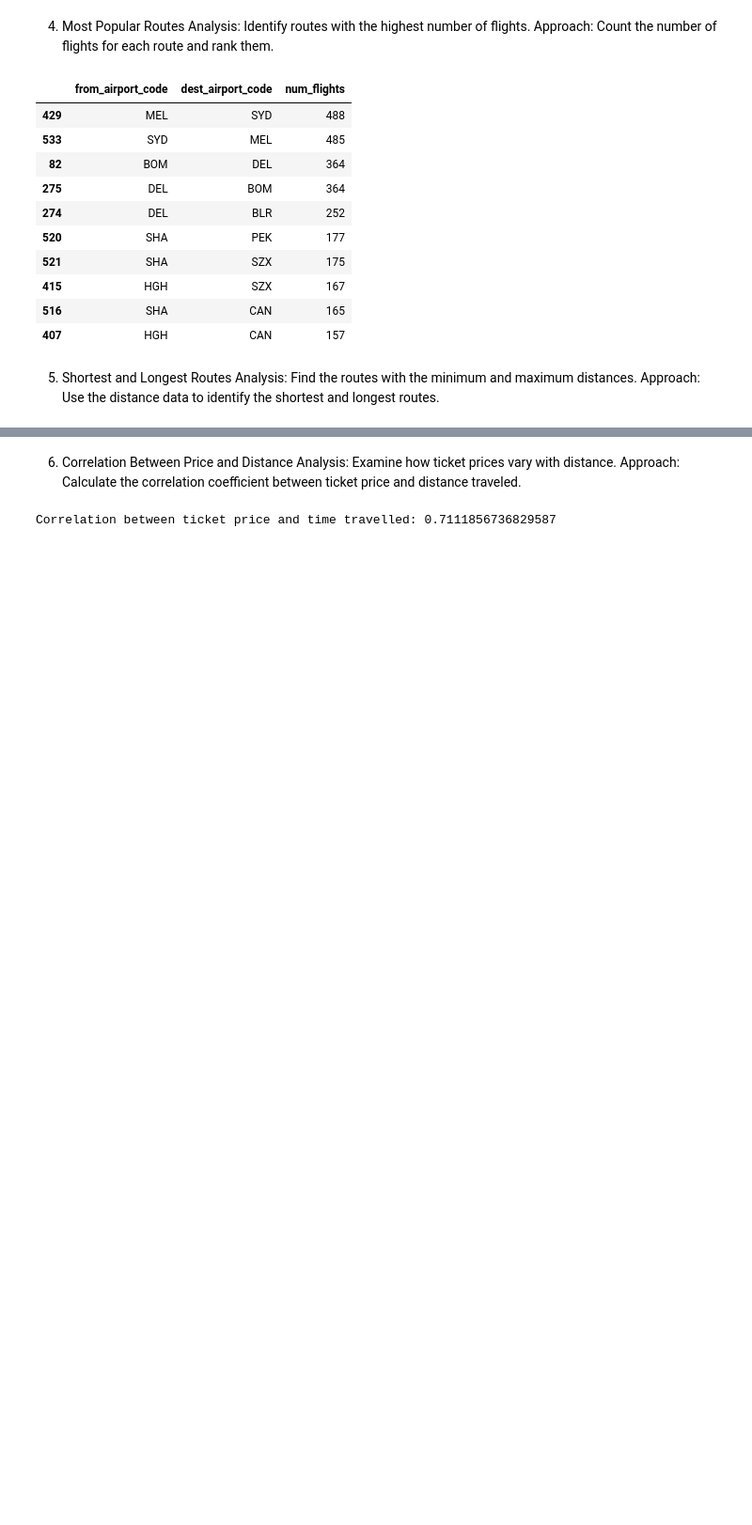
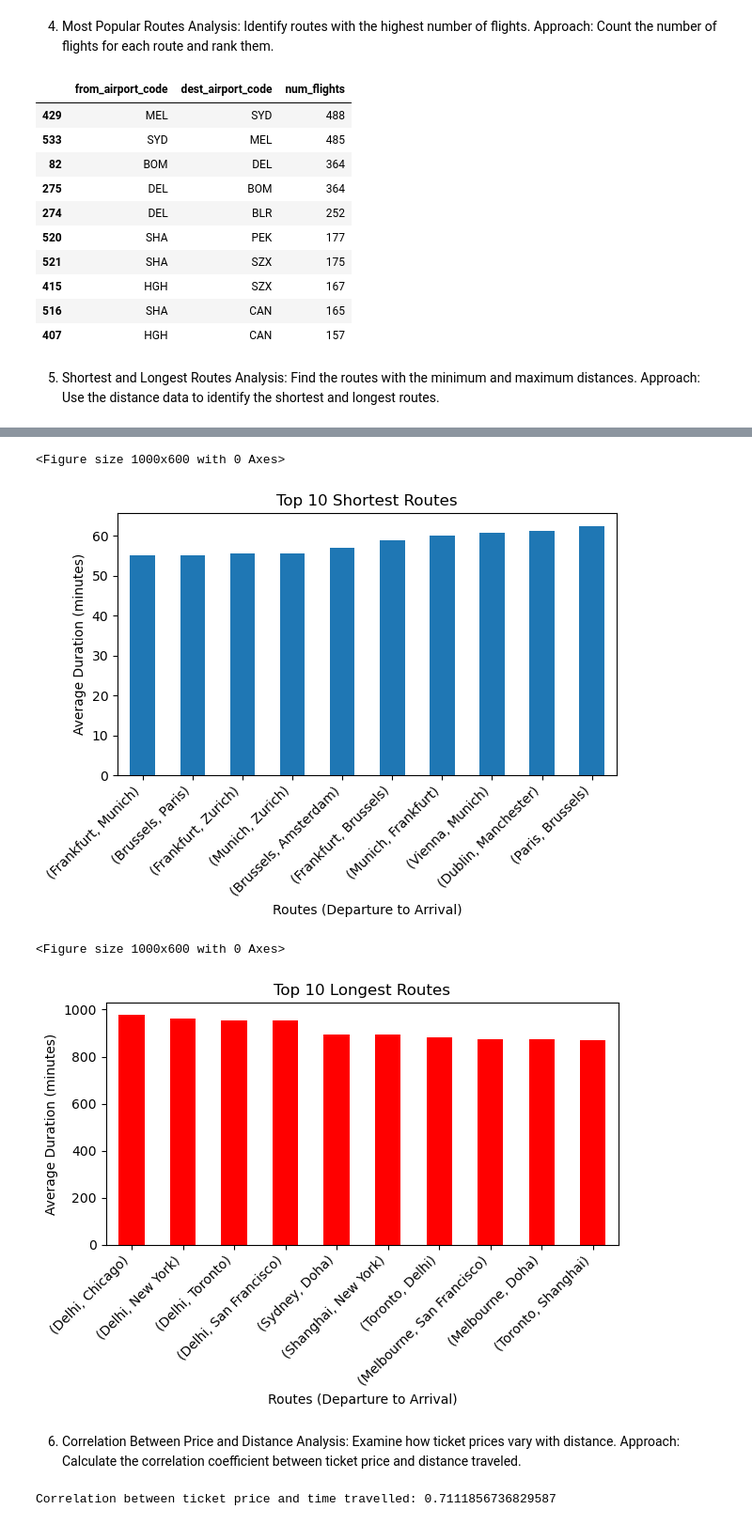
Before and after one commit to Josepdmo/Sky_Track_Project, a Jupyter notebook: Main.ipynb, the cells around one changed output, grey strips where cells are left out. Shown at 94% size. Saved outputs shown, nothing was run; the diff lists cells and outputs as text; code cells hidden in the pictures; blank space fills up the shorter version.

```diff
--- a/Main.ipynb
+++ b/Main.ipynb
@@ -368,0 +333,5 @@ fig.show()
+# %%
+df_routes_duration = df.groupby(["city_of_departure", "city_of_arrival"])["duration_minutes"].mean()
+shortest_routes = pd.DataFrame(df_routes_duration.sort_values(ascending=True).head(10))
+longest_routes = pd.DataFrame(df_routes_duration.sort_values(ascending=False).head(10))
+display(shortest_routes,longest_routes)
@@ -369,3 +363,29 @@ fig.show()
+# %%
+# Plotting the shortest routes
+plt.figure(figsize=(10, 6))
+shortest_routes.plot(kind='bar', legend=False)
+plt.title('Top 10 Shortest Routes')
+plt.xlabel('Routes (Departure to Arrival)')
+plt.ylabel('Average Duration (minutes)')
+plt.xticks(rotation=45, ha='right')
+plt.tight_layout()
+# Show the plot for shortest routes
+plt.show()
+# Plotting the longest routes
+plt.figure(figsize=(10, 6))
+longest_routes.plot(kind='bar', legend=False, color='red')
+plt.title('Top 10 Longest Routes')
+plt.xlabel('Routes (Departure to Arrival)')
+plt.ylabel('Average Duration (minutes)')
+plt.xticks(rotation=45, ha='right')
+plt.tight_layout()
+# Show the plot for longest routes
+plt.show()
+# %% [output]
+<Figure size 1000x600 with 0 Axes>
+[figure, added]
+<Figure size 1000x600 with 0 Axes>
+[figure, added]
 # %% [markdown]
 6. Correlation Between Price and Distance
 Analysis: Examine how ticket prices vary with distance.
```
Also changed, not shown: parts of 4 cells of this notebook.
